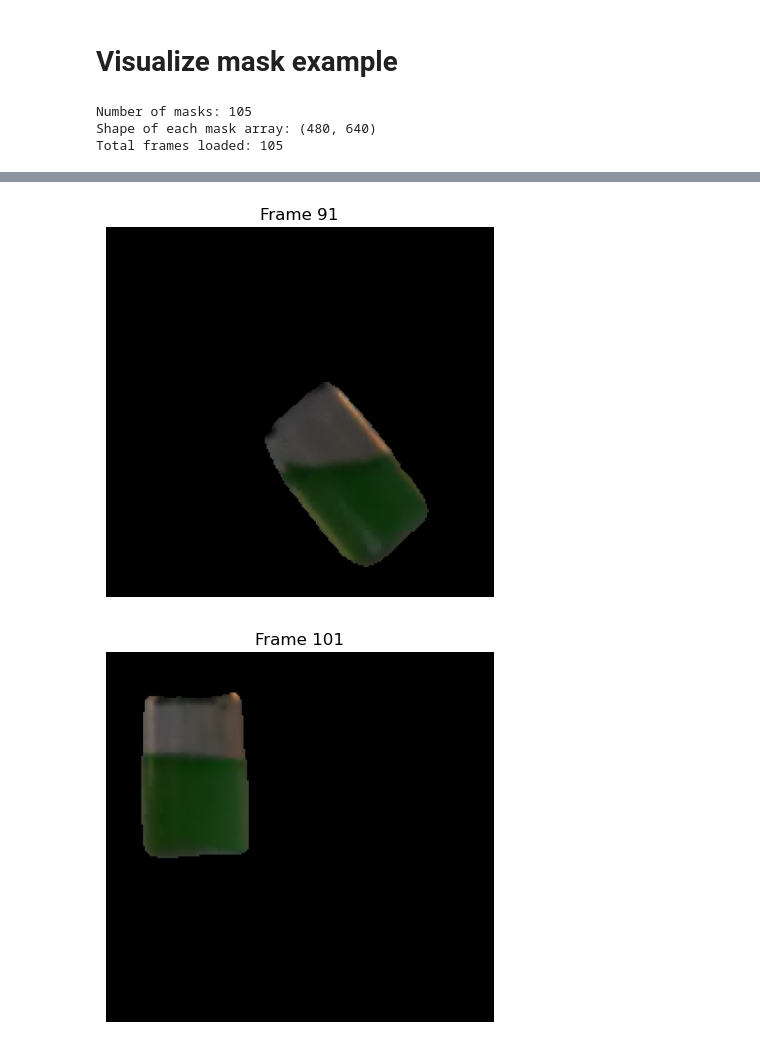
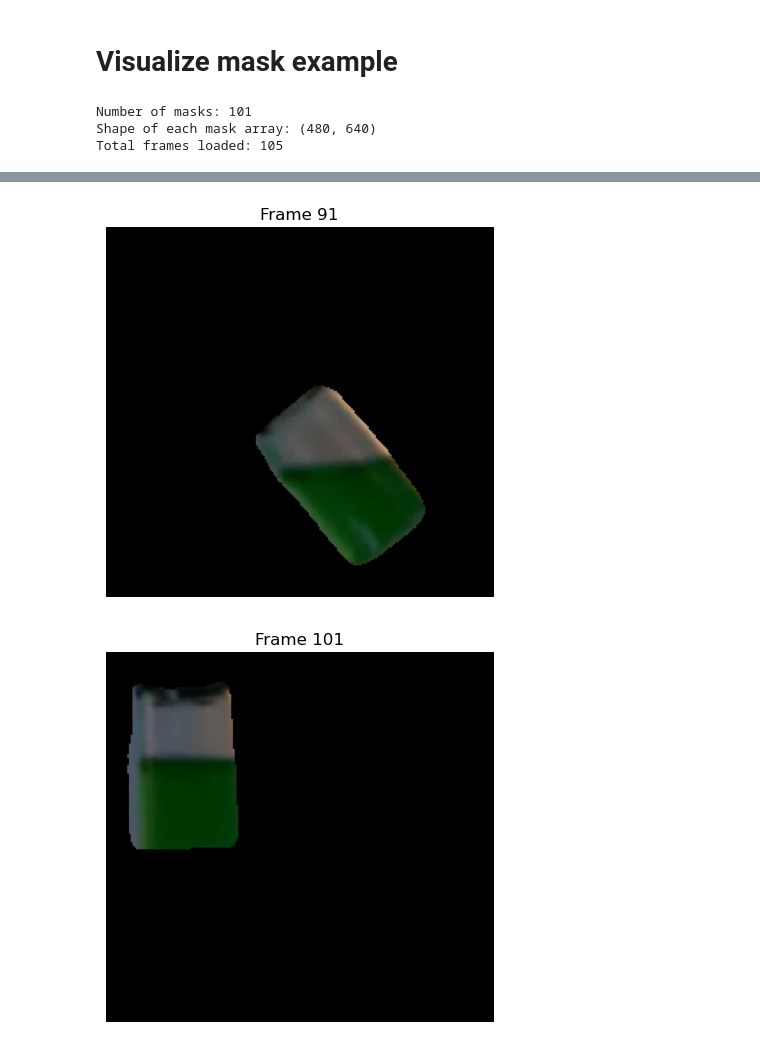
Before and after one commit to vjhwong/deep_viscosity, a Jupyter notebook: color_threshold.ipynb, the cells around one changed output, grey strips where cells are left out. Saved outputs shown, nothing was run; the diff lists cells and outputs as text; code cells hidden in the pictures.

```diff
--- a/color_threshold.ipynb
+++ b/color_threshold.ipynb
@@ -6,13 +6,15 @@ import matplotlib.pyplot as plt
 # %% [markdown]
 # Visualize mask example
 # %%
-masks = np.load('masks.npy')
+mask_path = os.path.join('data', 'masks.npy')
+masks = np.load(mask_path)
 print(f"Number of masks: {len(masks)}")
+
 # Each element in the masks array is a 2D numpy array with shape (480, 640)
 print(f"Shape of each mask array: {masks[0].shape}")
 
 # Load the video P0_1.avi located in the data/raw folder
-video_path = os.path.join('data', 'raw', 'P0_TILT_GREEN_7.avi')
+video_path = os.path.join('data', 'raw', '3.72_15.avi')
 cap = cv2.VideoCapture(video_path)
 
 # Initialize an empty list to store the frames
@@ -45,6 +47,6 @@ for index, (mask, frame) in enumerate(zip(masks, frames)):
         plt.axis('off')
         plt.show()
 # %% [output]
-Number of masks: 105
+Number of masks: 101
 Shape of each mask array: (480, 640)
 Total frames loaded: 105
@@ -60,2 +62,2 @@ Total frames loaded: 105
-[figure, old version]
+[figure, new version]
-[figure, old version]
+[figure, new version]
```
Also changed, not shown: parts of 1 cell of this notebook, 2 other files.
